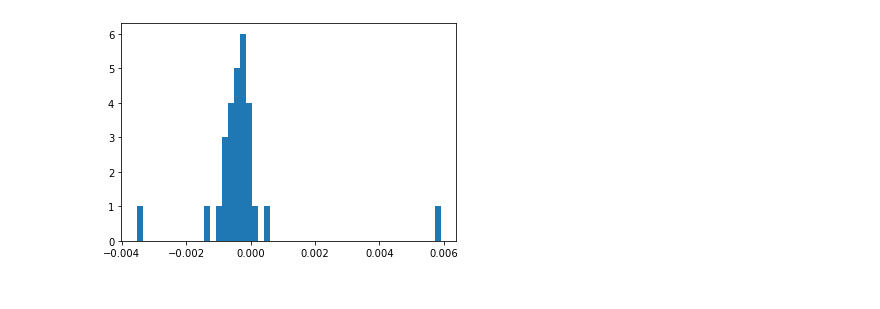
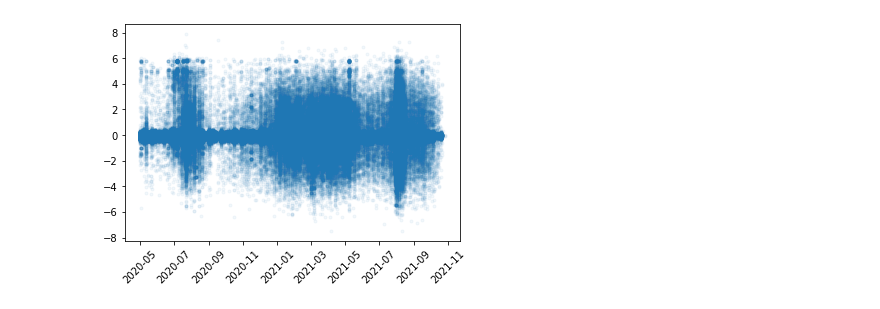
Before and after one commit to Takkoona/fixynergy, a Jupyter notebook: 7_linkage_fitness.ipynb, the cells around one changed output. Cells and saved outputs as stored; diff of their text form; code cells hidden in the pictures.

```diff
--- a/7_linkage_fitness.ipynb
+++ b/7_linkage_fitness.ipynb
@@ -131,4 +0,0 @@ for area, area_group in per_date_per_area.groupby("Area"):
-# %%
-_ = plt.hist(area_slopes, bins=50)
-# %% [output]
-[figure, removed]
@@ -134,0 +22,43 @@ _ = plt.hist(area_slopes, bins=50)
+# %%
+with open(FUTURE_COMBO_FILE, "br") as f:
+    future_combo = pickle.load(f)
+# %%
+dated_combo = []
+
+for c_date, c_date_combo in future_combo.items():
+    logging.info(f"Future date: {c_date}")
+    c_date_combo = pd.DataFrame(c_date_combo)
+    c_date_combo = c_date_combo.rename(columns={0: "Accession", 1: "Mut"})
+    ac_str_split = c_date_combo["Accession"].str.split("_").str
+    c_date_combo["Ref_protein"] = ac_str_split[0]
+    c_date_combo["Ref_pos"] = ac_str_split[1].str.extract(r"(\d+)").astype(int)
+
+    ac_str_split = c_date_combo["Mut"].str.split("_").str
+    c_date_combo["Protein"] = ac_str_split[0]
+    c_date_combo["Pos"] = ac_str_split[1].str.extract(r"(\d+)").astype(int)
+
+    c_date_combo["Ref_pos_greater"] = ((c_date_combo["Protein"] == c_date_combo["Ref_protein"]) &
+                                       (c_date_combo["Ref_pos"] > c_date_combo["Pos"]))
+
+    c_date_combo["Accession"], c_date_combo["Mut"] = np.where(
+        c_date_combo["Ref_pos_greater"],
+        [c_date_combo["Mut"], c_date_combo["Accession"]],
+        [c_date_combo["Accession"], c_date_combo["Mut"]],
+    )
+    del c_date_combo["Ref_protein"], c_date_combo["Ref_pos"], c_date_combo[
+        "Protein"], c_date_combo["Pos"], c_date_combo["Ref_pos_greater"]
+    gc.collect()
+    c_date_combo["Date"] = c_date
+    dated_combo.append(c_date_combo)
+
+dated_combo = pd.concat(dated_combo)
+# %%
+pred_scores = pd.read_csv(RECOMMENDED_MUTATIONS_FILE)
+pred_scores = pd.merge(dated_combo, pred_scores, on=["Accession", "Mut"], how="inner")
+# %%
+plt.plot_date(pred_scores["Date"], pred_scores["value"], fmt=".", alpha=0.05)
+plt.xticks(rotation=45)
+plt.show()
+plt.close()
+# %% [output]
+[figure, added]
```
Also changed, not shown: parts of 7 cells of this notebook, 11 other files.
